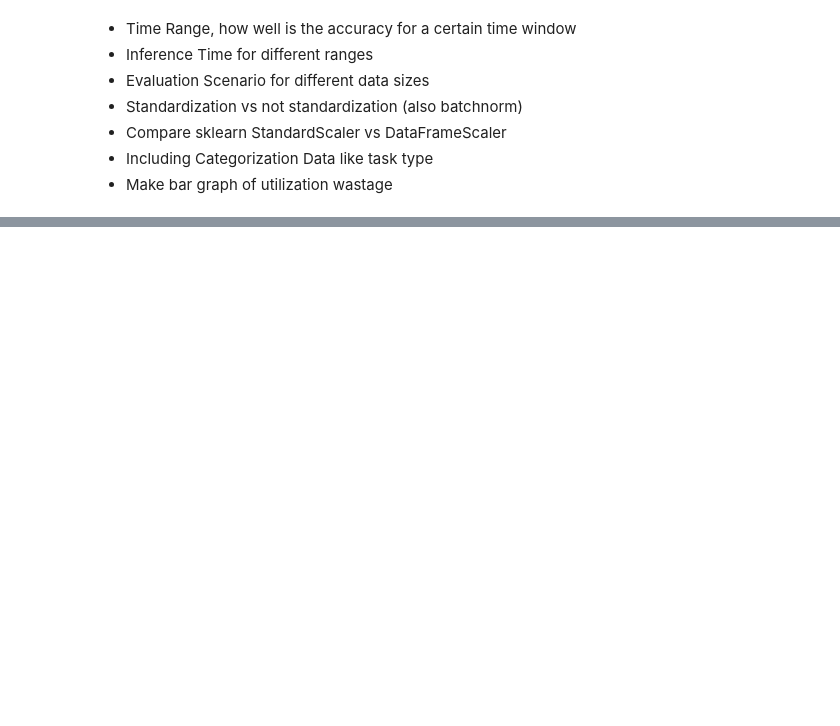
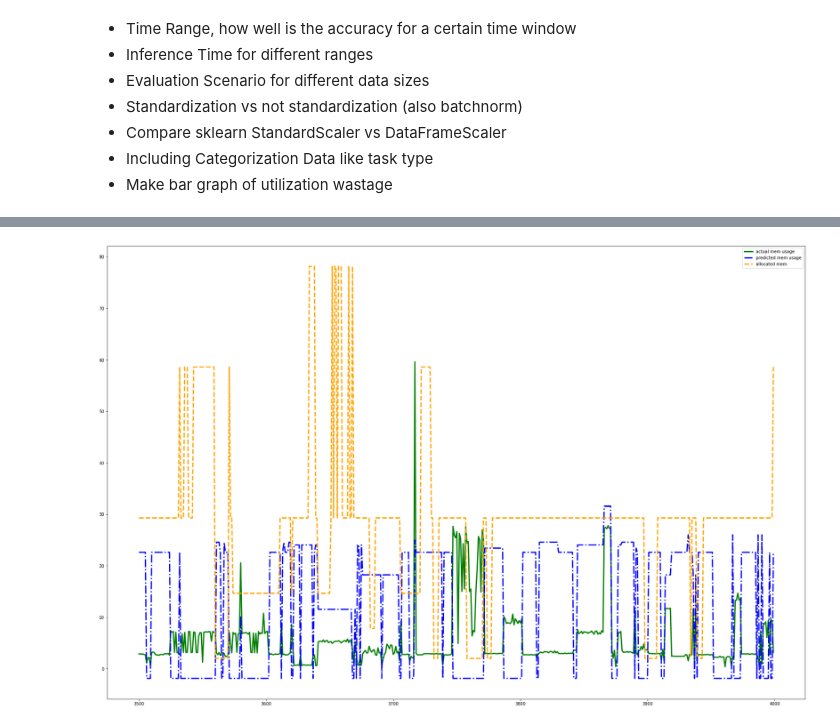
Before and after one commit to MyGodItsFull0fStars/alibaba_clusterdata, a Jupyter notebook: cluster-trace-gpu-v2020/prediction/evaluate_lstm_model.ipynb, the cells around one changed output, grey strips where cells are left out. Saved outputs shown, nothing was run; the diff lists cells and outputs as text; code cells hidden in the pictures; blank space fills up the shorter version.

```diff
--- a/cluster-trace-gpu-v2020/prediction/evaluate_lstm_model.ipynb
+++ b/cluster-trace-gpu-v2020/prediction/evaluate_lstm_model.ipynb
@@ -140,0 +149,4 @@ plot_df(test_combined_df, [ACTUAL_CPU_COLUMN, PREDICTED_CPU_COLUMN, PLAN_CPU_COL
+# %%
+plot_df(test_combined_df, [ACTUAL_MEM_COLUMN, PREDICTED_MEM_COLUMN, PLAN_MEM_COLUMN], 3500, 4000)
+# %% [output]
+[figure, added]
```
Also changed, not shown: parts of 10 cells of this notebook.
